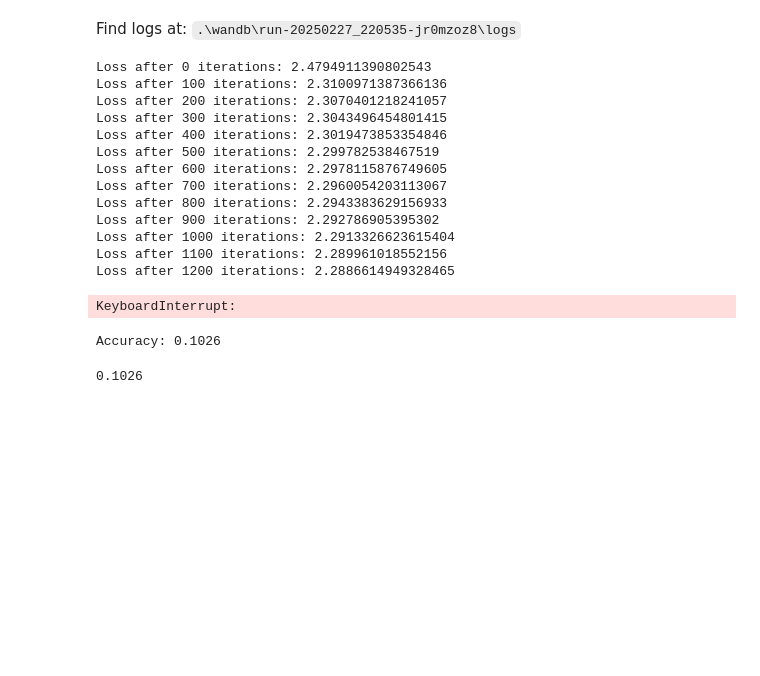
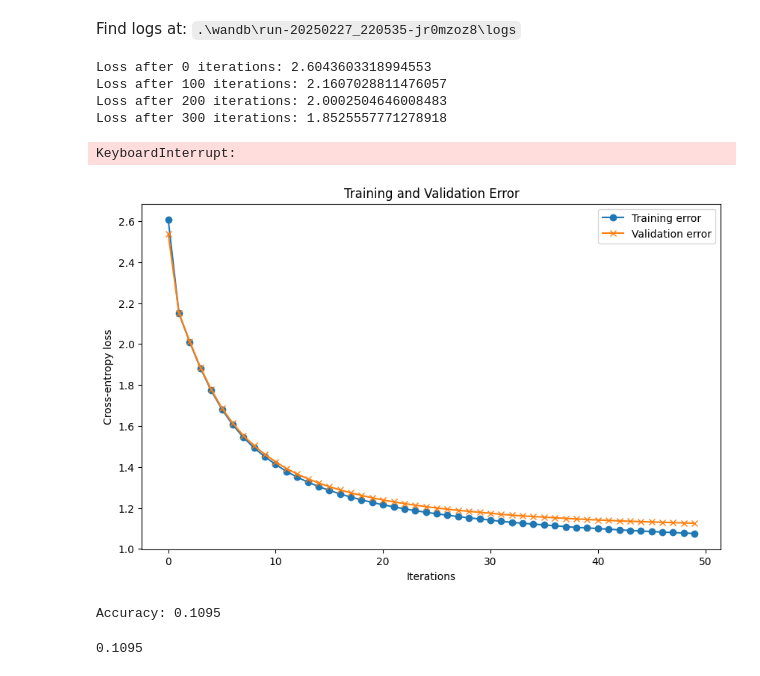
Before and after one commit to BullsEye268/da6401_assignment1, a Jupyter notebook: trials.ipynb, the cells around one changed output. Saved outputs shown, nothing was run; the diff lists cells and outputs as text; code cells hidden in the pictures; blank space fills up the shorter version.

Commit message:
Created Final ipynb trials file

```diff
--- a/trials.ipynb
+++ b/trials.ipynb
@@ -52,19 +52,19 @@ class_names = ['T-shirt/top', 'Trouser', 'Pullover', 'Dress', 'Coat',
                'Sandal', 'Shirt', 'Sneaker', 'Bag', 'Ankle boot']
 
 # Create a DataFrame for the training data
-X_train_flat = X_train.reshape(X_train.shape[0], -1)
+X_train_flat = X_train.reshape(X_train.shape[0], -1) / 255.0
 train_df = pd.DataFrame(X_train_flat)
 train_df['label'] = y_train
 train_df['label_name'] = [class_names[label] for label in y_train]
 
 # Create a DataFrame for the validation data
-X_val_flat = X_val.reshape(X_val.shape[0], -1)
+X_val_flat = X_val.reshape(X_val.shape[0], -1) / 255.0
 val_df = pd.DataFrame(X_val_flat)
 val_df['label'] = y_val
 val_df['label_name'] = [class_names[label] for label in y_val]
 
 # Create a DataFrame for the test data
-X_test_flat = X_test.reshape(X_test.shape[0], -1)
+X_test_flat = X_test.reshape(X_test.shape[0], -1) / 255.0
 test_df = pd.DataFrame(X_test_flat)
 test_df['label'] = y_test
 test_df['label_name'] = [class_names[label] for label in y_test]
@@ -345,29 +621,33 @@ W, B = initialise_weights_and_biases(input_size=784,
                             num_neurons=32,
                             output_size=10)
 
-W_new, B_new = gradient_descent(X=X_train_flat[:num_trials,:],
-                        y_true=y_train[:num_trials],
-                        W=W, B=B,
-                        learning_rate=0.1,
-                        num_iterations=10000,
-                        log_every=100)
+W_new, B_new, training_error, validation_error = gradient_descent(X_training=X_train_flat[:num_trials,:],
+                                                                y_true=y_train[:num_trials],
+                                                                X_val=X_val_flat,
+                                                                y_val=y_val,
+                                                                W=W, B=B,
+                                                                learning_rate=0.1,
+                                                                num_iterations=5000,
+                                                                log_every=100)
 # %% [output]
-Loss after 0 iterations: 2.4794911390802543
-Loss after 100 iterations: 2.3100971387366136
-Loss after 200 iterations: 2.3070401218241057
-Loss after 300 iterations: 2.3043496454801415
-Loss after 400 iterations: 2.3019473853354846
-Loss after 500 iterations: 2.299782538467519
-Loss after 600 iterations: 2.2978115876749605
-Loss after 700 iterations: 2.2960054203113067
-Loss after 800 iterations: 2.2943383629156933
-Loss after 900 iterations: 2.292786905395302
-Loss after 1000 iterations: 2.2913326623615404
-Loss after 1100 iterations: 2.289961018552156
-Loss after 1200 iterations: 2.2886614949328465
+Loss after 0 iterations: 2.6043603318994553
+Loss after 100 iterations: 2.1607028811476057
+Loss after 200 iterations: 2.0002504646008483
+Loss after 300 iterations: 1.8525557771278918
 KeyboardInterrupt:
+# %%
+plt.figure(figsize=(10, 6))
+plt.title('Training and Validation Error')
+plt.plot(training_error, label='Training error', marker='o')
+plt.plot(validation_error, label='Validation error', marker='x')
+plt.xlabel('Iterations')
+plt.ylabel('Cross-entropy loss')
+plt.legend()
+plt.show()
+# %% [output]
+[figure, added]
 # %%
-num_trials = 60000
+num_trials = 2000
 
 W, B = initialise_weights_and_biases(input_size=784,
                             num_hidden_layers=1,
@@ -376,6 +656,6 @@ W, B = initialise_weights_and_biases(input_size=784,
 
 test_model(X=X_test_flat, y_true=y_test, W=W, B=B)
 # %% [output]
-Accuracy: 0.1026
+Accuracy: 0.1095
-0.1026
+0.1095
 # %%
```
Also changed, not shown: parts of 7 cells of this notebook, 1 other file.
